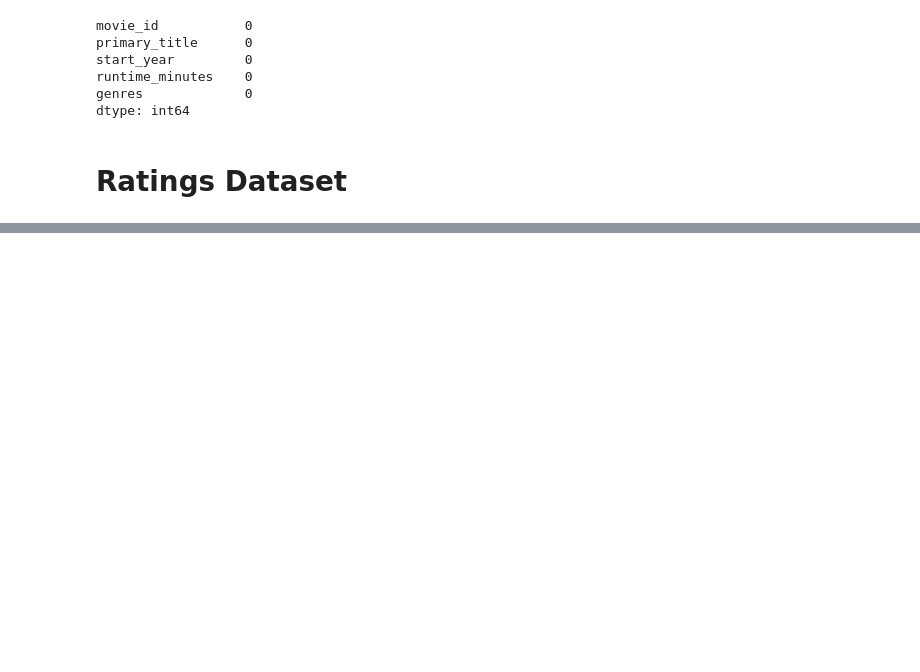
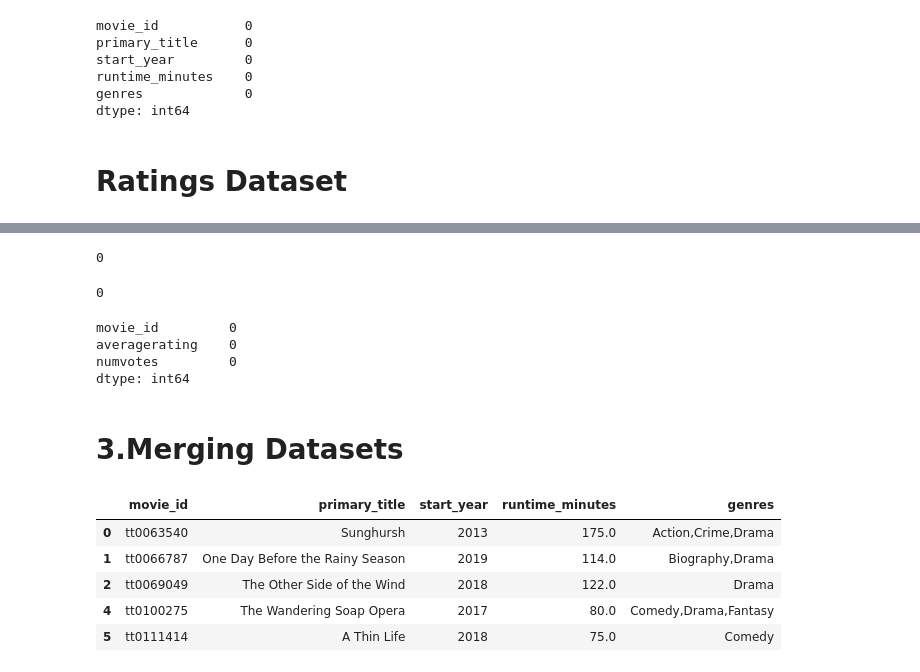
Before and after one commit to Deborah-Okeyo/group-eight-project, a Jupyter notebook: index.ipynb, the cells around one changed output, grey strips where cells are left out. Saved outputs shown, nothing was run; the diff lists cells and outputs as text; code cells hidden in the pictures; blank space fills up the shorter version.

```diff
--- a/index.ipynb
+++ b/index.ipynb
@@ -457,0 +480,30 @@ dtype: int64
+# %%
+#Check for duplicates
+ratings_df.duplicated().sum()
+# %% [output]
+0
+# %%
+# Check for duplicates in the movie id column
+ratings_df.duplicated(["movie_id"]).sum()
+# %% [output]
+0
+# %%
+# Check for missing values in the ratings dataset
+ratings_df.isna().sum()
+# %% [output]
+movie_id         0
+averagerating    0
+numvotes         0
+dtype: int64
+# %% [markdown]
+# 3.Merging Datasets
+# %%
+# Explore the new cleaned datsets so that we can know how to merge them
+basics_df.head(5)
+# %% [output]
+|  | movie_id | primary_title | start_year | runtime_minutes | genres |
+| 0 | tt0063540 | Sunghursh | 2013 | 175.0 | Action,Crime,Drama |
+| 1 | tt0066787 | One Day Before the Rainy Season | 2019 | 114.0 | Biography,Drama |
+| 2 | tt0069049 | The Other Side of the Wind | 2018 | 122.0 | Drama |
+| 4 | tt0100275 | The Wandering Soap Opera | 2017 | 80.0 | Comedy,Drama,Fantasy |
+| 5 | tt0111414 | A Thin Life | 2018 | 75.0 | Comedy |
```
Also changed, not shown: parts of 13 cells of this notebook.
